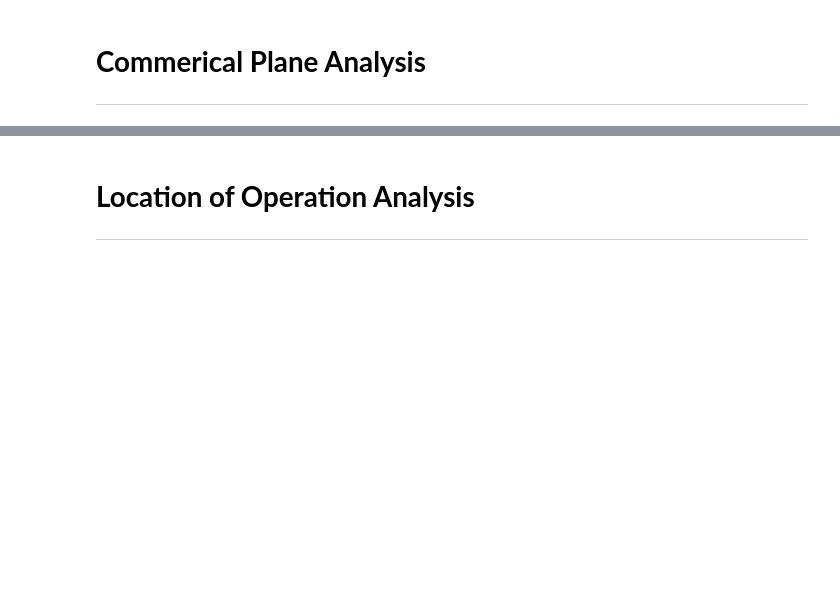
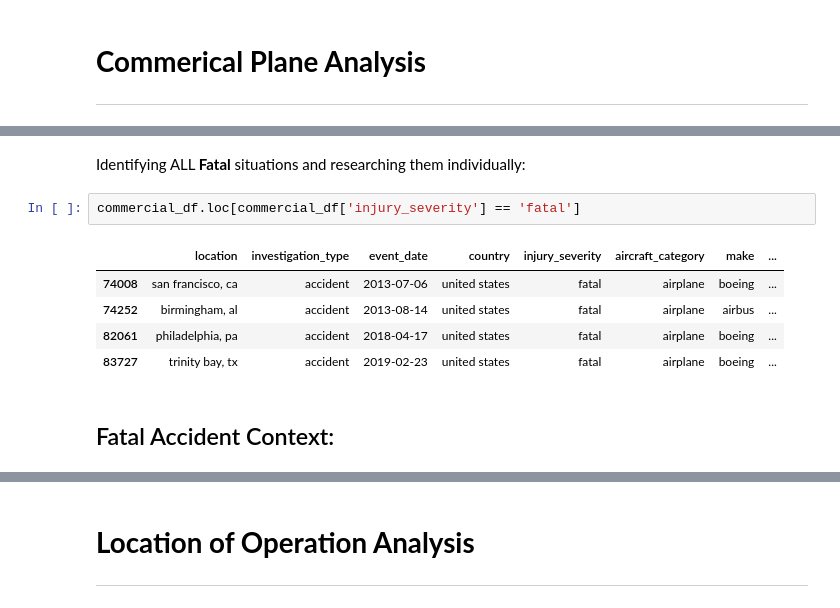
Before and after one commit to jtjohn172/Aviation-Data-Analysis-Project, a Jupyter notebook: JordanRoughDraft.ipynb, the cells around one changed output, grey strips where cells are left out. Cells and saved outputs as stored; diff of their text form; blank space fills up the shorter version.

```diff
--- a/JordanRoughDraft.ipynb
+++ b/JordanRoughDraft.ipynb
@@ -246,0 +313,12 @@ NameError: name 'private_planes' is not defined
+# %% [markdown]
+Identifying ALL **Fatal** situations and researching them individually:
+# %%
+commercial_df.loc[commercial_df['injury_severity'] == 'fatal']
+# %% [output]
+|  | location | investigation_type | event_date | country | injury_severity | aircraft_category | make | ... |
+| 74008 | san francisco, ca | accident | 2013-07-06 | united states | fatal | airplane | boeing | ... |
+| 74252 | birmingham, al | accident | 2013-08-14 | united states | fatal | airplane | airbus | ... |
+| 82061 | philadelphia, pa | accident | 2018-04-17 | united states | fatal | airplane | boeing | ... |
+| 83727 | trinity bay, tx | accident | 2019-02-23 | united states | fatal | airplane | boeing | ... |
+# %% [markdown]
+## Fatal Accident Context:
```
Also changed, not shown: parts of 18 cells of this notebook.
